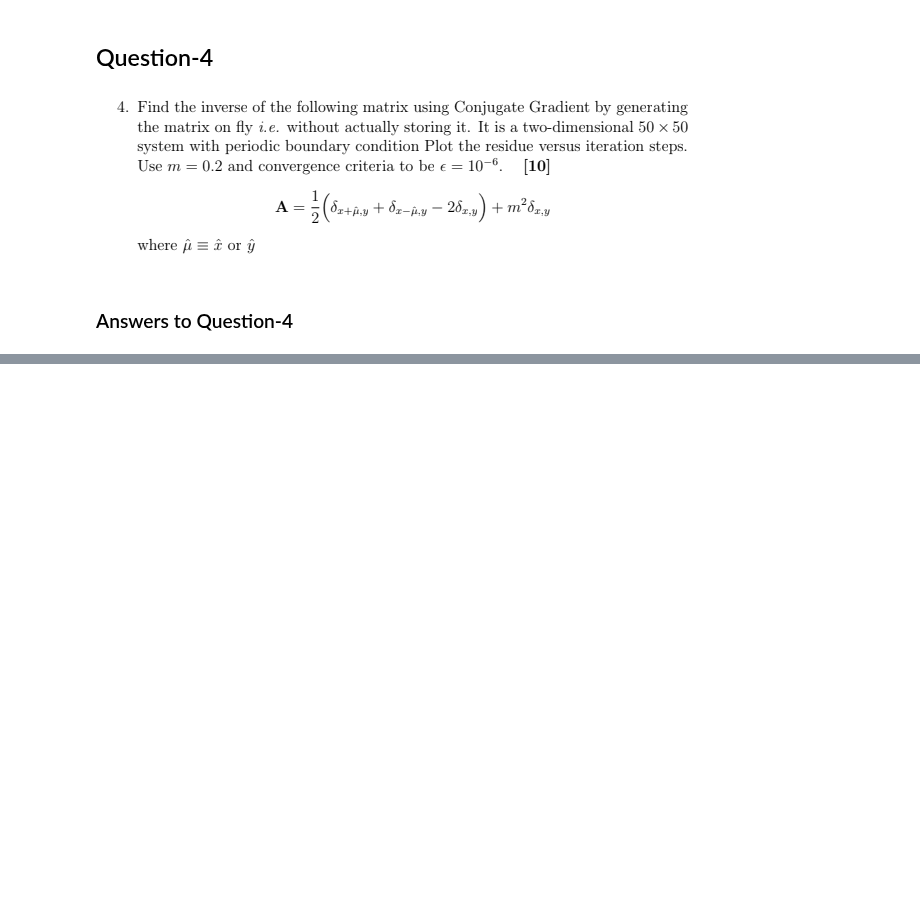
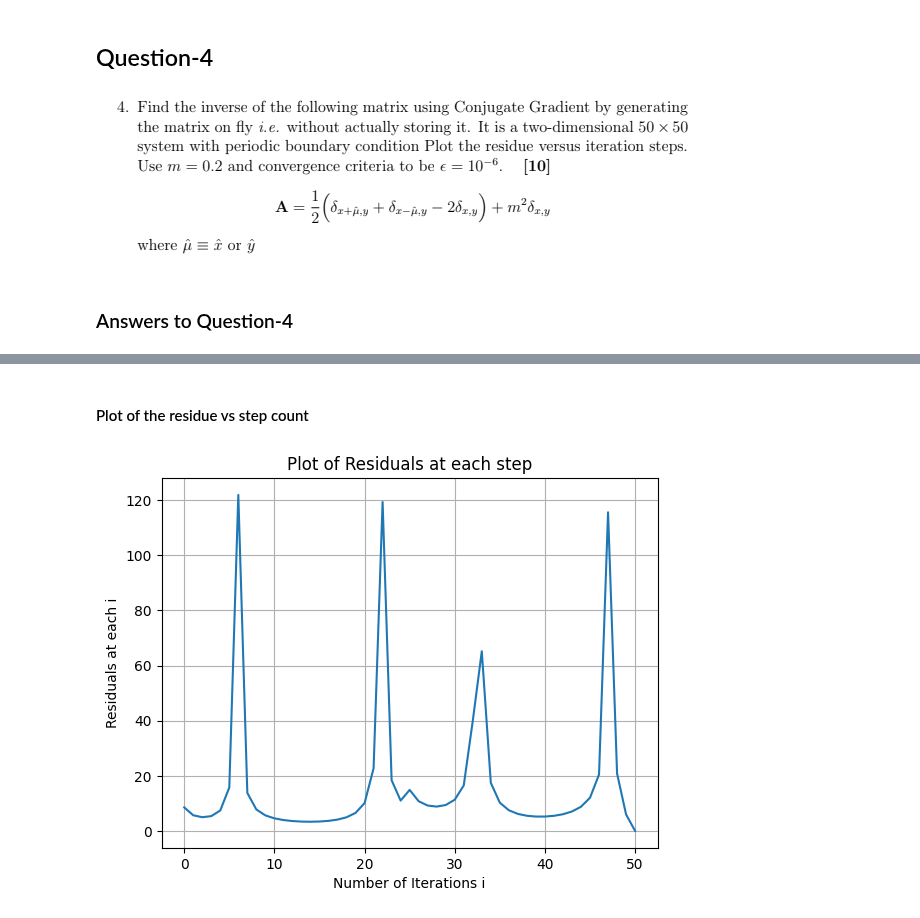
Before and after one commit to ananthapadmanabhan18/P452_Computational_Physics, a Jupyter notebook: Assignments/Assignment-2/Answers_asgn2.ipynb, the cells around one changed output, grey strips where cells are left out. Cells and saved outputs as stored; diff of their text form; code cells hidden in the pictures; blank space fills up the shorter version.

```diff
--- a/Assignments/Assignment-2/Answers_asgn2.ipynb
+++ b/Assignments/Assignment-2/Answers_asgn2.ipynb
@@ -302,0 +274,14 @@ b = np.eye(n).tolist()
+# %%
+def matrix_multiply_fn_with_matrix(A_ij, B):
+    rows_A = len(B)
+    cols_A = len(B[0])
+
+    result = []
+    for i in range(rows_A):
+        row = []
+        for j in range(cols_A):
+            element = sum(A_ij(i, k) * B[k][j] for k in range(len(B)))
+            row.append(element)
+        result.append(row)
+
+    return result
@@ -342,0 +319,10 @@ this dosent converge in  5 iterations
+# %%
+'''
+Defining the Order of the Matrix A
+'''
+n=50
+
+'''
+Calling the Conjugate Gradient Method
+'''
+inv,res,iter = conjugate_gradient_solve(A_ij,np.eye(50).tolist(),[[1] for i in range(50)],1e-6,50)
@@ -342,0 +369,12 @@ this dosent converge in  5 iterations
+# %% [markdown]
+<h4> Plot of the residue vs step count</h4>
+# %%
+import matplotlib.pyplot as plt
+plt.plot([i for i in range(n+1)],res)
+plt.xlabel("Number of Iterations i")
+plt.ylabel("Residuals at each i")
+plt.title("Plot of Residuals at each step")
+plt.grid()
+plt.show()
+# %% [output]
+[figure, added]
```
Also changed, not shown: parts of 9 cells of this notebook, 3 other files.
